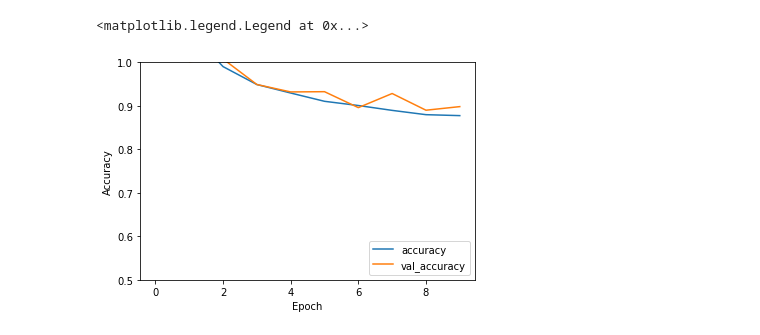
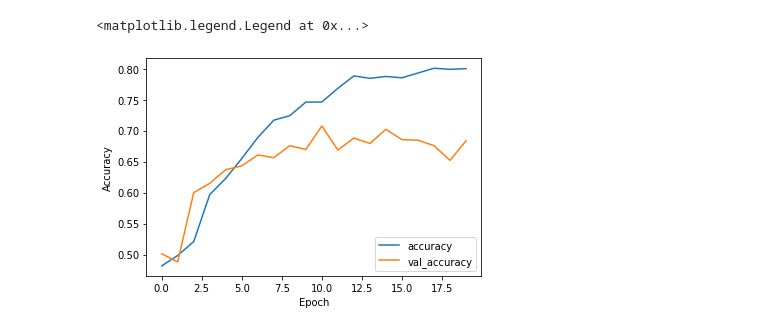
Before and after one commit to SakalikPeter/NN, a Jupyter notebook: train.ipynb, the cells around one changed output. Cells and saved outputs as stored; diff of their text form; code cells hidden in the pictures.

```diff
--- a/train.ipynb
+++ b/train.ipynb
@@ -30,7 +28,7 @@ for category in CATEGORIES:
 # %%
 DATADIR = "data/Testing/"
 CATEGORIES = ["glioma_tumor","meningioma_tumor","no_tumor","pituitary_tumor"]
-IMG_SIZE = 70
+IMG_SIZE = 64
 testing_data = []
 
 for category in CATEGORIES:
@@ -99,7 +84,8 @@ TypeError: can't multiply sequence by non-int of type 'list'
 # %%
+
 config = {
-    "epochs": 10,
-    "batch_size": 32,
+    "epochs": 20,
+    "batch_size": 256,
     "dropout": 0,
     "loss_function": "sparse_categorical_crossentropy",
     "optimizer": "Adam",
@@ -119,21 +105,25 @@ Run data is saved locally in d:\Git\NN\wandb\run-20210406_123500-ms5bupe8
 # %%
 model = models.Sequential()
-model.add(layers.Conv2D(32, (3, 3), activation='relu', input_shape=(70, 70, 1)))
+model.add(layers.Conv2D(64, (3, 3), activation='relu', input_shape=(IMG_SIZE, IMG_SIZE, 1)))
 model.add(layers.MaxPooling2D((2, 2)))
+
 model.add(layers.Conv2D(64, (3, 3), activation='relu'))
 model.add(layers.MaxPooling2D((2, 2)))
-model.add(layers.Conv2D(16, (3, 3), activation='relu'))
+
+model.add(layers.Conv2D(128, (3, 3), activation='relu'))
+model.add(layers.MaxPooling2D((2, 2)))
+
+model.add(layers.Conv2D(256, (3, 3), activation='relu'))
+model.add(layers.MaxPooling2D((2, 2)))
+
 model.add(layers.Flatten())
-model.add(layers.Dense(64, activation='relu'))
+model.add(layers.Dense(1024, activation='relu'))
+model.add(layers.Dropout(0.2))
 model.add(layers.Dense(4, activation = "softmax"))
 
 model.compile(optimizer='adam',
               loss=losses.SparseCategoricalCrossentropy(),
               metrics=[get_f1, 'accuracy'])
 
-my_callbacks = [
-    WandbCallback(monitor='val_loss', mode='min', save_model=True)
-]
-
-history = model.fit(train_X, train_y, batch_size=config['batch_size'], epochs=config['epochs'], validation_split=0.2, callbacks=my_callbacks)
+model.summary()
 # %% [output]
@@ -156,0 +147,11 @@ Epoch 10/10
+# %%
+my_callbacks = [
+    tf.keras.callbacks.ModelCheckpoint(
+    filepath='model.h5',
+    monitor='val_loss',
+    mode='min',
+    save_best_only=True),
+    WandbCallback(monitor='val_loss', mode='min', save_model=True)
+]
+
+history = model.fit(train_X, train_y, batch_size=config['batch_size'], epochs=config['epochs'], validation_split=0.2, callbacks=my_callbacks)
@@ -157,11 +186,11 @@ Epoch 10/10
 # %%
-plt.plot(history.history['get_f1'], label='accuracy')
-plt.plot(history.history['val_get_f1'], label = 'val_accuracy')
+plt.plot(history.history['accuracy'], label='accuracy')
+plt.plot(history.history['val_accuracy'], label = 'val_accuracy')
 plt.xlabel('Epoch')
 plt.ylabel('Accuracy')
-plt.ylim([0.5, 1])
+# plt.ylim([0.5, 1])
 plt.legend(loc='lower right')
 # %% [output]
 <matplotlib.legend.Legend at 0x...>
-[figure, old version]
+[figure, new version]
 # %%
```
Also changed, not shown: parts of 13 cells of this notebook, 3 other files.
